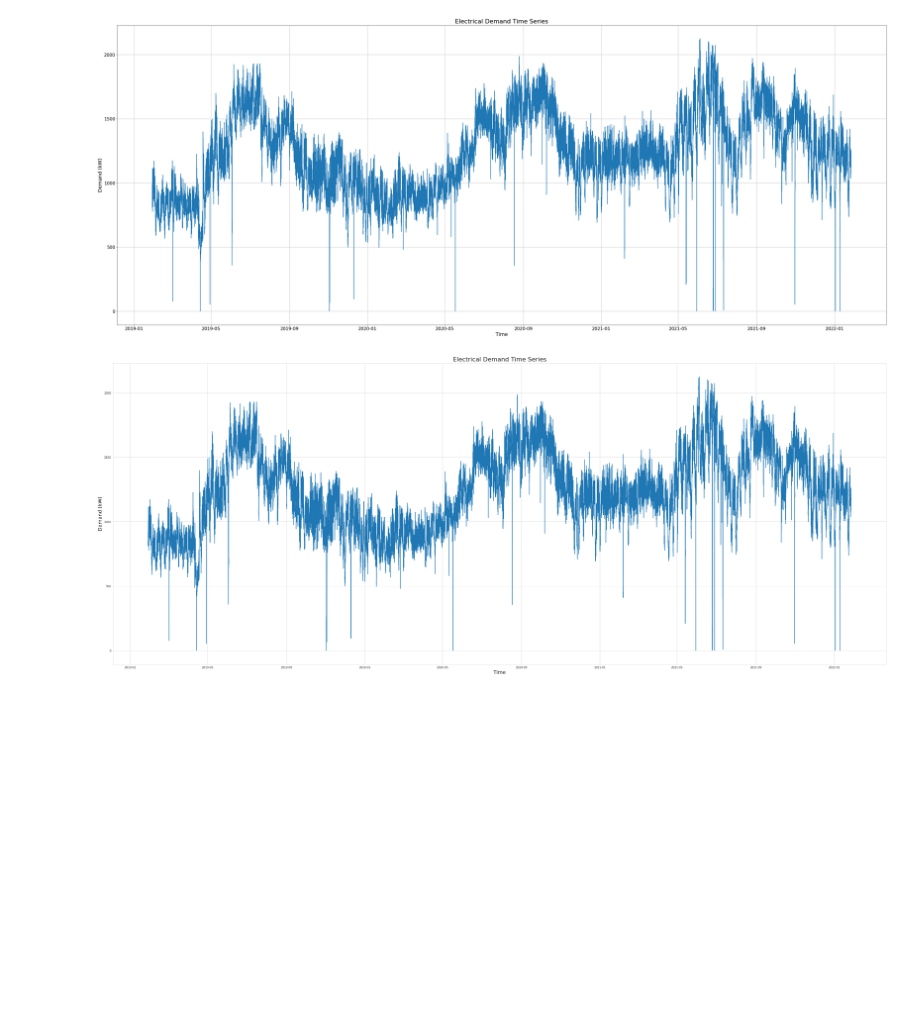
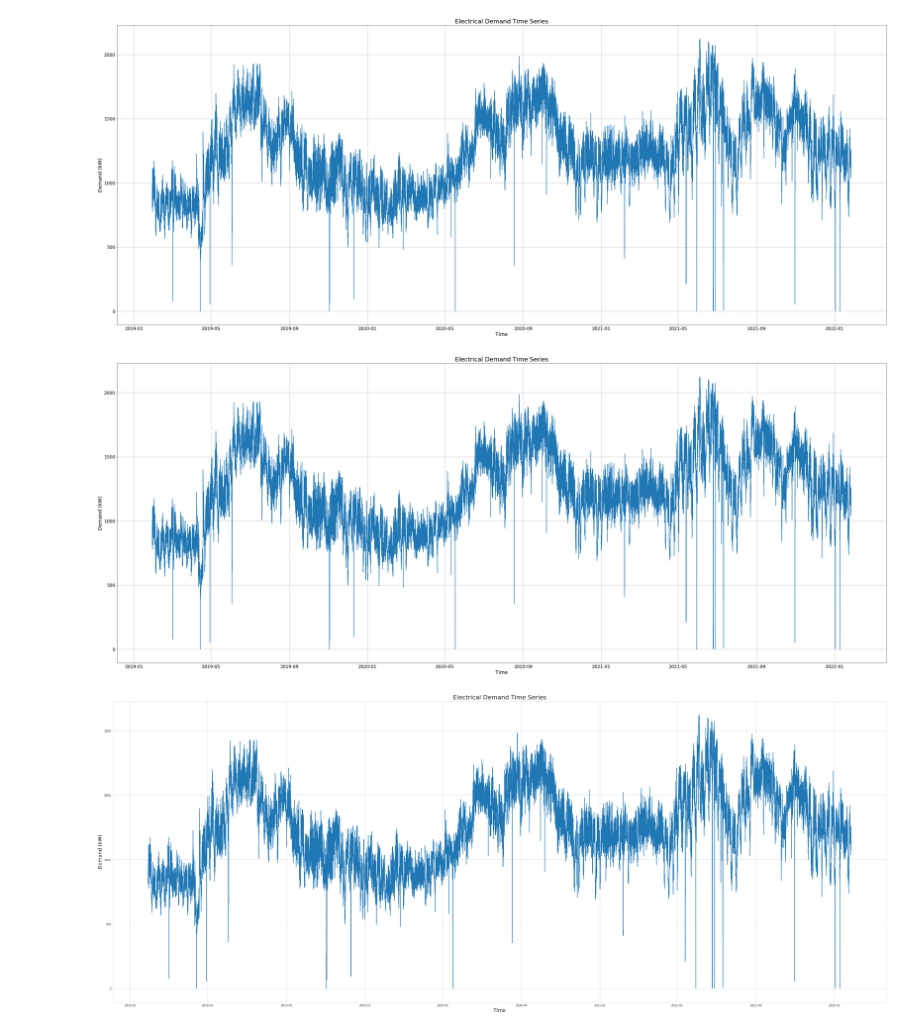
Before and after one commit to vsistla/w210-capstone-energyloadpredictor, a Jupyter notebook: eda/sgomez/w210_eda_v02.ipynb, the cells around one changed output. Cells and saved outputs as stored; diff of their text form; code cells hidden in the pictures; blank space fills up the shorter version.

```diff
--- a/eda/sgomez/w210_eda_v02.ipynb
+++ b/eda/sgomez/w210_eda_v02.ipynb
@@ -20,8 +26,8 @@ from pmdarima.arima import auto_arima
 # Import Data
 # %%
 # read csv files
-df_west_raw = pd.read_csv('./drive/MyDrive/mids/w210/data/west_interval_data_01-29-2019_01-27-2021.csv')
-df_east_raw = pd.read_csv('./drive/MyDrive/mids/w210/data/east_interval_data_01-29-2019_01-27-2021.csv')
+df_west_raw = pd.read_csv('/Volumes/GoogleDrive-106210116385953331360/My Drive/github/w210-capstone-energyloadpredictor/data/west_interval_data_01-29-2019_01-27-2021.csv')
+df_east_raw = pd.read_csv('/Volumes/GoogleDrive-106210116385953331360/My Drive/github/w210-capstone-energyloadpredictor/data/east_interval_data_01-29-2019_01-27-2021.csv')
 # %% [markdown]
 # EDA
 # %%
@@ -75,3 +81,6 @@ df_west_clean.head()
 | 2 | west | 2019-01-29 00:30:00 | 2019-01-29 00:45:00 | NaN | 54.0 | NaN | 832.0 |
 | 3 | west | 2019-01-29 00:45:00 | 2019-01-29 01:00:00 | NaN | 54.0 | NaN | 848.0 |
 | 4 | west | 2019-01-29 01:00:00 | 2019-01-29 01:15:00 | NaN | 55.0 | NaN | 812.8 |
+# %%
+df_east_clean = clean_data(df_east_raw)
+df_east_clean.head()
@@ -105,6 +121,33 @@ ax.grid()
 plt.show()
 # %% [output]
 [figure]
+# %%
+plt.rcParams['figure.figsize'] = (50, 20)
+fig, ax = plt.subplots()
+
+# add the time-series for "relative_temp" to the plot
+ax.plot(df_east_clean.start, df_west_clean.demand)
+
+# set title
+ax.set_title("Electrical Demand Time Series", fontsize=22)
+
+# set x-axis label
+ax.set_xlabel("Time", fontsize=18)
+
+# set y-axis label
+ax.set_ylabel("Demand (kW)", fontsize=18)
+
+# set xtick label
+plt.xticks(fontsize=16)
+
+# set ytick label
+plt.yticks(fontsize=16)
+
+ax.grid()
+
+plt.show()
+# %% [output]
+[figure, added]
 # %%
 sns.set_style("whitegrid")
 p = sns.lineplot(data=df_west_clean, x='start', y='demand')
```
Also changed, not shown: parts of 3 cells of this notebook, 6 other files.
